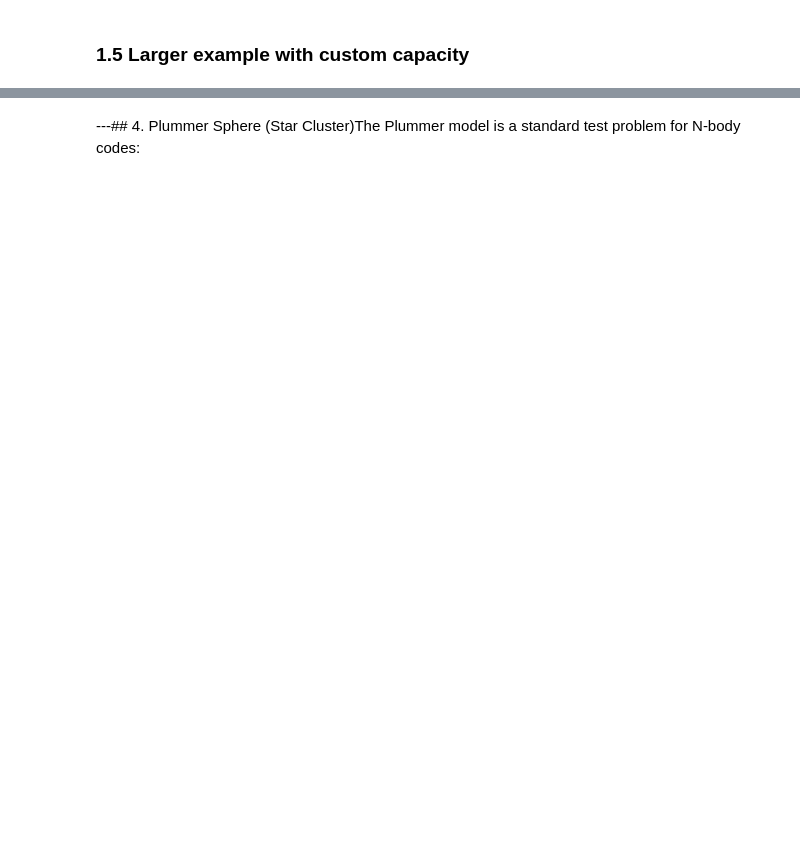
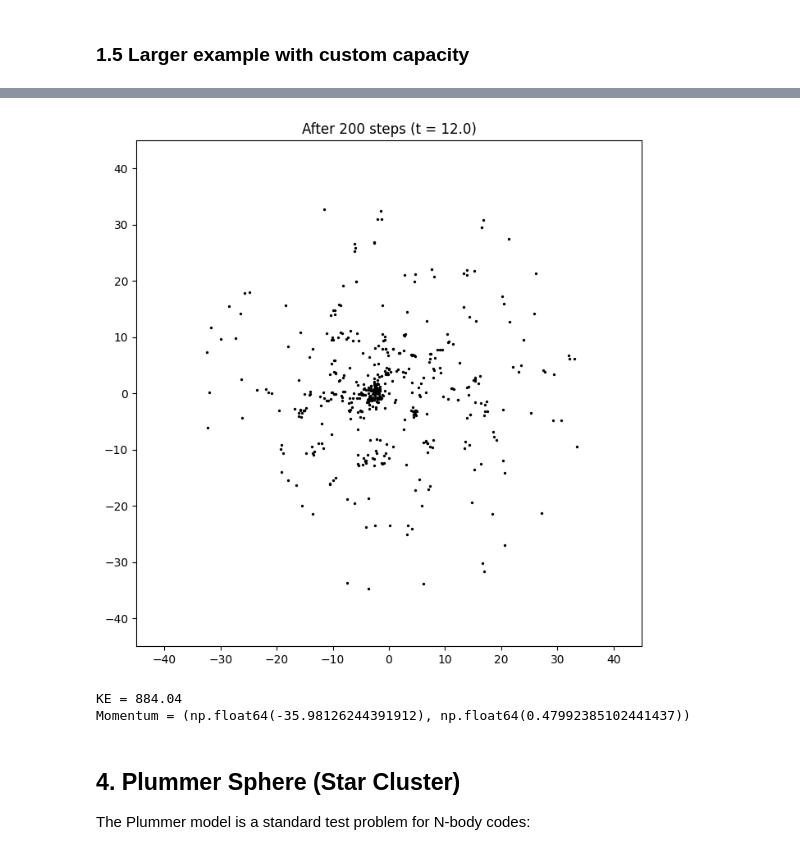
Before and after one commit to Astrojigs/Orbital-simulations, a Jupyter notebook: Examples/Using_barnes_hut.ipynb, the cells around one changed output, grey strips where cells are left out. Saved outputs shown, nothing was run; the diff lists cells and outputs as text; code cells hidden in the pictures; blank space fills up the shorter version.

```diff
--- a/Examples/Using_barnes_hut.ipynb
+++ b/Examples/Using_barnes_hut.ipynb
@@ -37,5 +221,24 @@ G_sim = 0.1pts = make_exponential_disk(    n=500,    R_d=7.0,    R_max=35.0,
 # %%
-# Run 200 steps silentlyfor _ in range(200):    sim.step()# Plot final statefig, ax = plt.subplots(figsize=(8, 8))ax.scatter([p.x for p in sim.particles], [p.y for p in sim.particles], s=2, c="black")ax.set_xlim(-45, 45)ax.set_ylim(-45, 45)ax.set_aspect("equal")ax.set_title(f"After {sim.frame} steps (t = {sim.time:.1f})")plt.show()print(f"KE = {sim.kinetic_energy():.2f}")print(f"Momentum = {sim.total_momentum()}")
+# Run 200 steps silently
+for _ in range(200):
+    sim.step()
+
+# Plot final state
+fig, ax = plt.subplots(figsize=(8, 8))
+ax.scatter([p.x for p in sim.particles], [p.y for p in sim.particles], s=2, c="black")
+ax.set_xlim(-45, 45)
+ax.set_ylim(-45, 45)
+ax.set_aspect("equal")
+ax.set_title(f"After {sim.frame} steps (t = {sim.time:.1f})")
+plt.show()
+
+print(f"KE = {sim.kinetic_energy():.2f}")
+print(f"Momentum = {sim.total_momentum()}")
+# %% [output]
+[figure, added]
+KE = 884.04
+Momentum = (np.float64(-35.98126244391912), np.float64(0.47992385102441437))
 # %% [markdown]
----## 4. Plummer Sphere (Star Cluster)The Plummer model is a standard test problem for N-body codes:
+## 4. Plummer Sphere (Star Cluster)
+The Plummer model is a standard test problem for N-body codes:
 # %%
```
Also changed, not shown: parts of 19 cells of this notebook, 3 other files.
